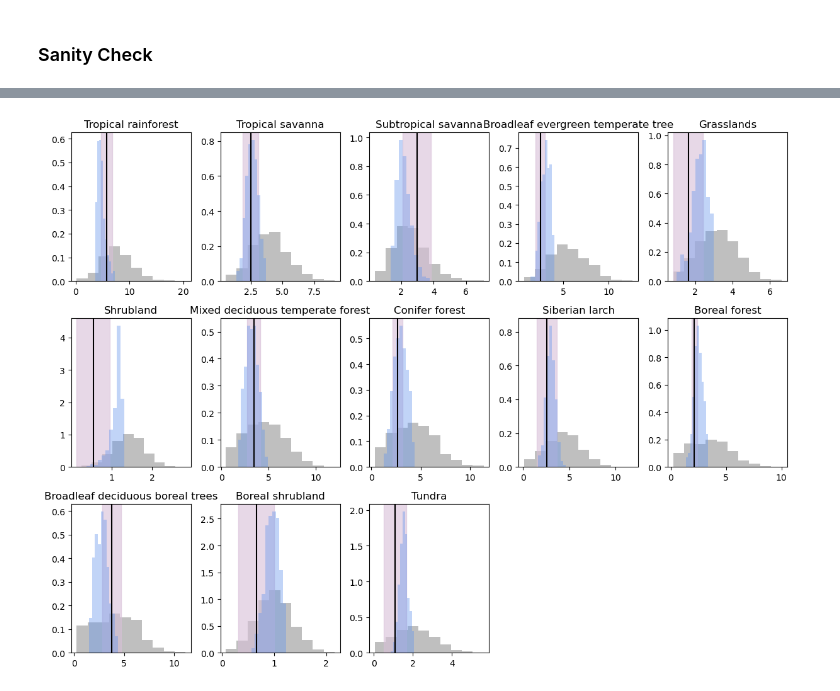
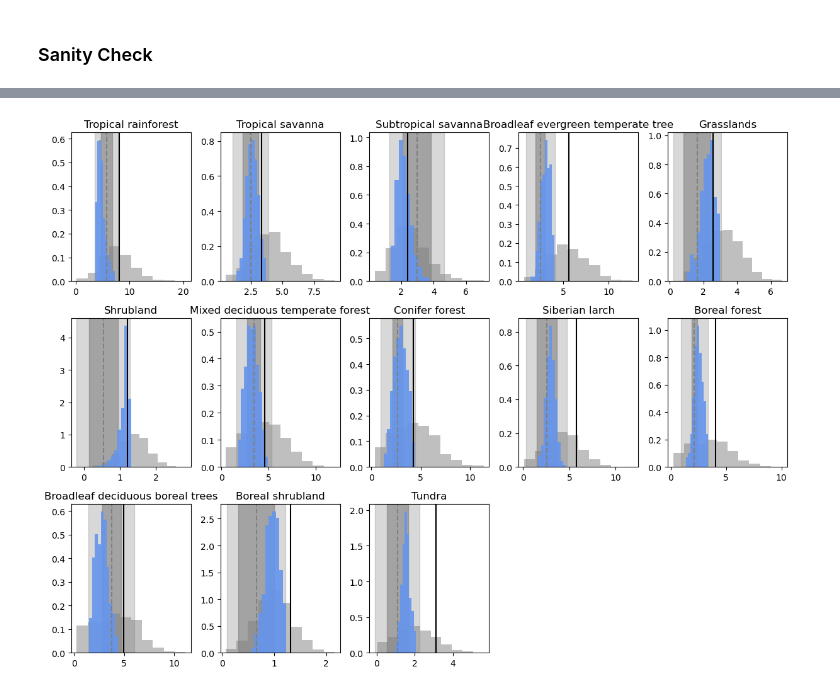
Before and after one commit to NCAR/ctsm6_ppe, a Jupyter notebook: analysis_lhc/wave2_biome/4.select_wave2_save.ipynb, the cells around one changed output, grey strips where cells are left out. Saved outputs shown, nothing was run; the diff lists cells and outputs as text; code cells hidden in the pictures.

```diff
--- a/analysis_lhc/wave2_biome/4.select_wave2_save.ipynb
+++ b/analysis_lhc/wave2_biome/4.select_wave2_save.ipynb
@@ -105,5 +110,6 @@ lai_lhc = lhc_pxb.TLAI_biome_amax.sel(year=slice('2001','2020')).mean(dim='year'
 # %%
 # load .npy and reconstruct full sample
+pft_ids = [1,2,3,4,5,6,7,8,10,11,12,13,14]
 num_paramsets = 500 # set the number of ensemble members
 psets_dict = np.load('./params/wave2_paramsets_041325.npy',allow_pickle='TRUE').item()
 
@@ -147,11 +153,14 @@ for b, biome in enumerate(biome_names[1:],start=1):
     y_pred, y_pred_var = loaded_emulator.predict(samp)
 
     plt.hist(lai_lhc.isel(biome=b),color='grey',alpha=0.5,density=True)
-    plt.axvspan(obs_mean-2*obs_var**0.5,obs_mean+2*obs_var**0.5,color='thistle',alpha=0.6)
-    plt.hist(y_pred.numpy().flatten(),alpha = 0.4,color='cornflowerblue',density=True)
-    plt.axvline(obs_mean,c='k')
+    plt.axvline(lai_lhc.isel(biome=b,ens=0),c='k')
+    plt.axvspan(obs_mean-2*(obs_var**0.5+np.max(y_pred_var)**0.5),obs_mean+2*(obs_var**0.5+np.max(y_pred_var)**0.5),color='grey',alpha=0.3)
+    plt.axvspan(obs_mean-2*obs_var**0.5,obs_mean+2*obs_var**0.5,color='grey',alpha=0.6)
+    plt.hist(y_pred.numpy().flatten(),alpha = 0.9,color='cornflowerblue',density=True)
+    plt.axvline(obs_mean,c='grey',linestyle='--')
 
     plt.title(biome)
 
 plt.tight_layout()
+plt.savefig('./figs/hmatch_wave2_emulated_lai.png')
 # %% [output]
@@ -159 +167 @@ plt.tight_layout()
-[figure, old version]
+[figure, new version]
```
Also changed, not shown: parts of 6 cells of this notebook, 20 other files.
